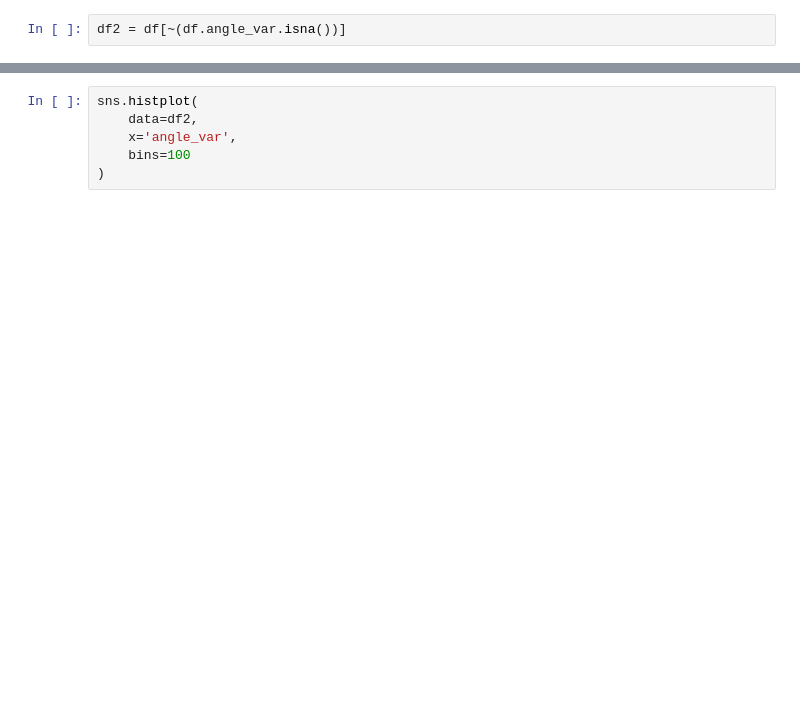
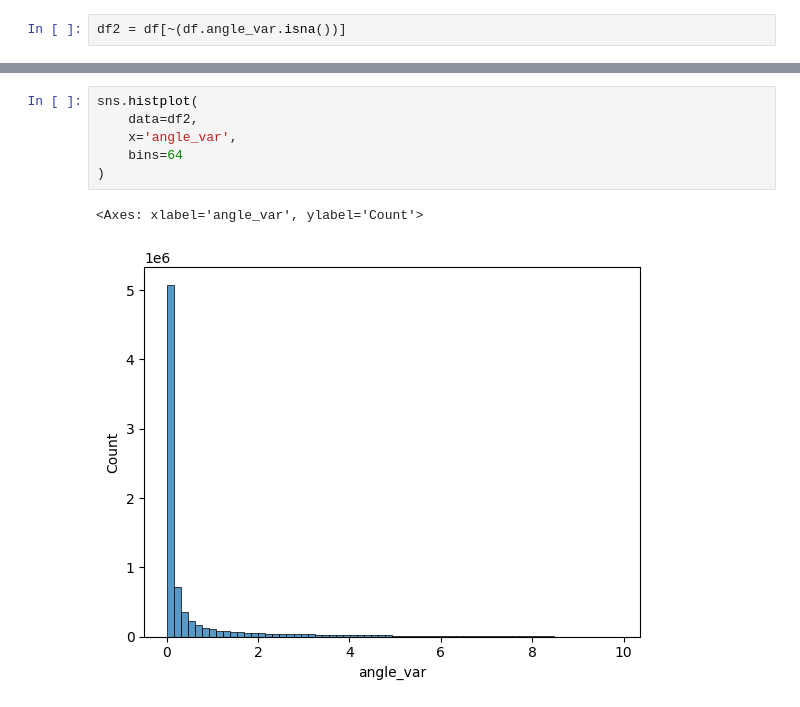
Before and after one commit to hfluke/PIV_UWRL, a Jupyter notebook: UWRL_analysis_anglevar.ipynb, the cells around one changed output, grey strips where cells are left out. Drawn from its saved outputs; the diff is of its cells as text; blank space fills up the shorter version.

```diff
--- a/UWRL_analysis_anglevar.ipynb
+++ b/UWRL_analysis_anglevar.ipynb
@@ -47,9 +86,12 @@ sns.scatterplot(
 # %%
 sns.histplot(
     data=df2,
     x='angle_var',
-    bins=100
+    bins=64
 )
+# %% [output]
+<Axes: xlabel='angle_var', ylabel='Count'>
+[figure, added]
 # %%
 plt.figure(figsize=(10, 10))
 
```
Also changed, not shown: parts of 15 cells of this notebook, 1 other file.
